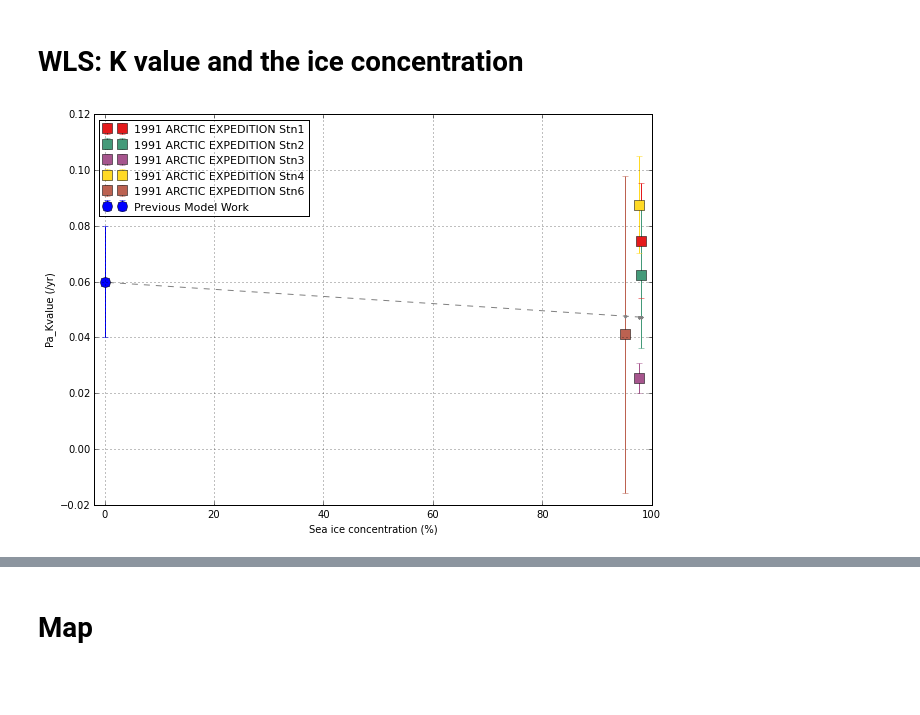
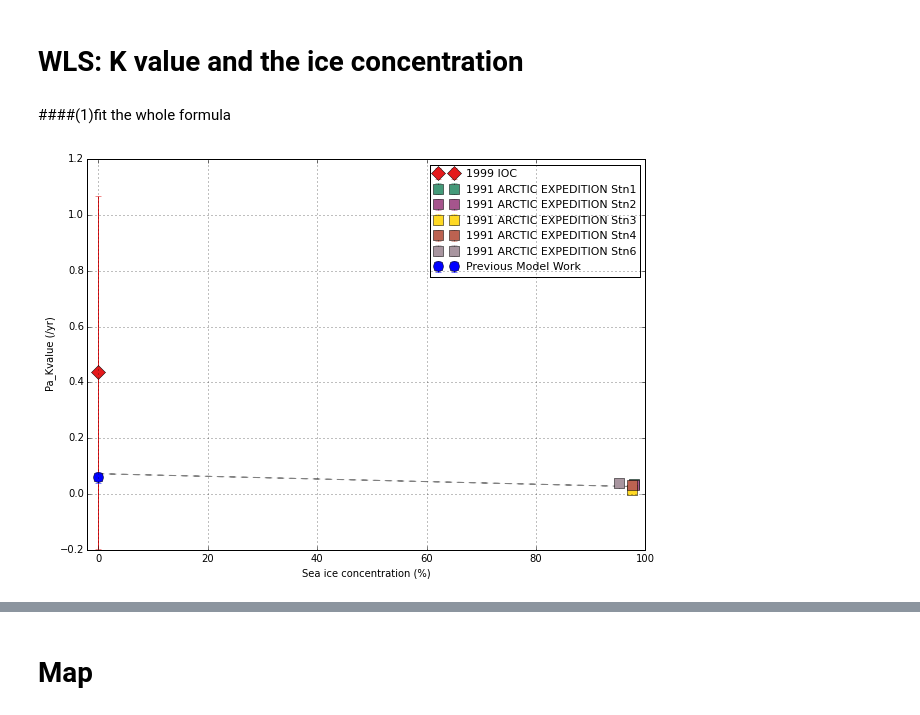
Before and after one commit to UBC-MOAD/analysis-cindy, a Jupyter notebook: notebooks/[parameterization]Version4_Pa.ipynb, the cells around one changed output, grey strips where cells are left out. Drawn from its saved outputs; the diff is of its cells as text; code cells hidden in the pictures; blank space fills up the shorter version.

```diff
--- a/notebooks/[parameterization]Version4_Pa.ipynb
+++ b/notebooks/[parameterization]Version4_Pa.ipynb
@@ -34,10 +38,16 @@ found *.csv file:
 # %% [markdown]
 #Fitting the part. Pa
 # %%
-WLS_err1=np.empty([5,1])
-WLS_coef1=np.empty([5,1])
-WLS_errc=np.empty([5,1])
-WLS_coefc=np.empty([5,1])
-sinking_rate=np.empty([5,1])
+file_num=6
+marker=['D','s','s','s','s','s','s']
+
+WLS_err1=np.empty([file_num,1])
+WLS_coef1=np.empty([file_num,1])
+WLS_errc=np.empty([file_num,1])
+WLS_coefc=np.empty([file_num,1])
+sinking_rate=np.empty([file_num,1])
+
+rss1=np.empty([file_num,1])
+rss2=np.empty([file_num,1])
 # %%
 #ax = plt.figure(1,figsize=(10,7))
@@ -92,0 +140,8 @@ print res_wls2.params[0]
+# %%
+p1 = 1
+p2 = 2
+n = file_num
+F = (sum(rss1) - sum(rss2))/(sum(rss2)) *(n*n-p2*n)/(p2*n-p1*n)
+p = 1.0 - scist.cdf(F,p2-p1,n-p2)
+print ('F ratio: %s'%F)
+print ('ftest:%s'%p)
@@ -142,0 +155,4 @@ plt.show()
+# %%
+WLS_err2=np.empty([file_num,1])
+Kvalue=np.empty([file_num,1])
+WLS_coef2=np.empty([file_num,1])
@@ -215,12 +268,12 @@ plt.show()
 # %% [markdown]
 # WLS: sinking rate and the ice concentration
 # %%
-marker=['s','s','s','s','s','s']
+marker=['D','s','s','s','s','s','s']
 #i=np.empty([5,1])
 #for j in range(5):
 #    data=pd.read_csv(nc_filename[j])
 #    i[j,:]= data['ice'][0];
-i= np.array([98,98,97.6,97.6,95.2])
+i= np.array([0,98,98,97.6,97.6,95.2])
 
 err1=(WLS_err1/WLS_coef1)*1/WLS_coef1*0.00246
 #((WLS_err1/WLS_coef1)**2)**(0.5)
@@ -233,7 +286,7 @@ res_wls3 = mod_wls3.fit()
 
 fig, ax = plt.subplots(1,figsize=(10,7))
 ax.plot(i, res_wls3.fittedvalues, '--.',color='grey')
-for j in range(5):
+for j in range(file_num):
     data=pd.read_csv(nc_filename[j])
     name= data['name'][0];
     errorbar(i[j],sinking_rate[j],yerr=err1[j],fmt=marker[j],markersize=10,c=cm.Set1(j*50),label=name)
@@ -275,2 +325,4 @@ Kurtosis:                       3.001   Cond. No.                         1.03
 # %% [markdown]
 # WLS: K value and the ice concentration
+# %% [markdown]
+####(1)fit the whole formula
@@ -277,29 +332,30 @@ Kurtosis:                       3.001   Cond. No.                         1.03
 # %%
+err2=WLS_err2/WLS_coef2*Kvalue
 #err2= ((WLS_err1/WLS_coef1)+(WLS_err2/WLS_coef2))* WLS_coef1/WLS_coef2# error of k value K-1=1
 #(WLS_coef1**(-4)*(WLS_coef2**(-2))*(WLS_err1)**2+WLS_coef2**(-4)*(WLS_coef1**(-2))*(WLS_err2)**2)**(0.5)
 #((WLS_err1/WLS_coef1)**2+(WLS_err2/WLS_coef2)**2)**(0.5) # error of k value K-1=1
 
 Kvalue=numpy.append(Kvalue,0.06)#0.06
 err2=numpy.append(err2,0.02)
 
 mod_wls4 = sm.WLS(Kvalue, i2, weights=1./(err2))
 res_wls4 = mod_wls4.fit()
 
 fig, ax = plt.subplots(1,figsize=(10,7))
 ax.plot(i, res_wls4.fittedvalues,  '--.',color='grey')
-for j in range(5):
+for j in range(file_num):
     data=pd.read_csv(nc_filename[j])
     name= data['name'][0];
     errorbar(i[j],Kvalue[j],yerr=err2[j],fmt=marker[j],markersize=10,c=cm.Set1(j*50),label=name)
 errorbar(i[-1],Kvalue[-1], yerr=err2[-1], fmt='o',markersize=10,c='blue',label='Previous Model Work')
 ax.legend(loc=0,fontsize=11)
 plt.xlabel('Sea ice concentration (%)')
 plt.ylabel('Pa_Kvalue (/yr)')
 ax.set_xlim([-2, 100])
 plt.grid()
 plt.show()
 # %% [output]
-[figure, old version]
+[figure, new version]
 # %%
 print res_wls4.summary()
 # %% [output]
```
Also changed, not shown: parts of 27 cells of this notebook, 1 other file.
